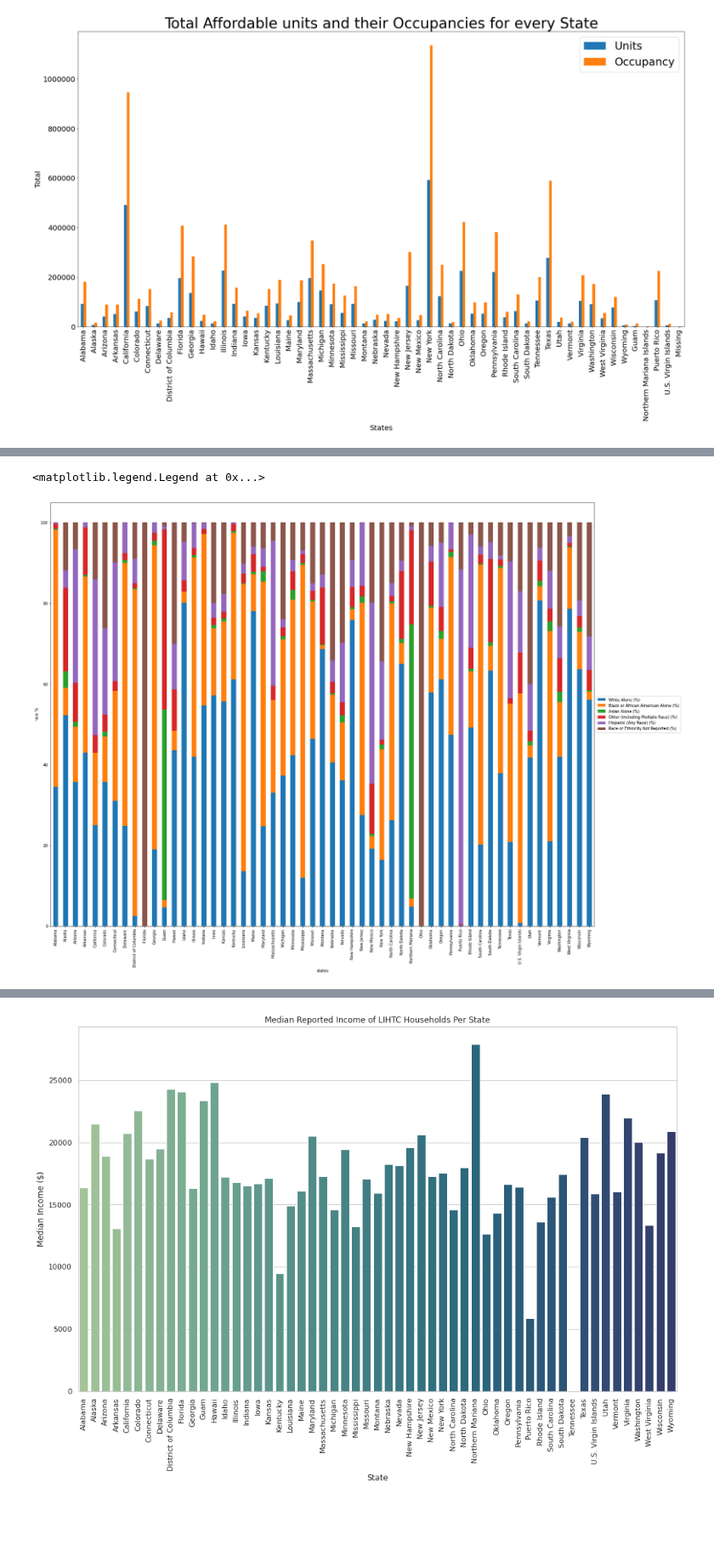
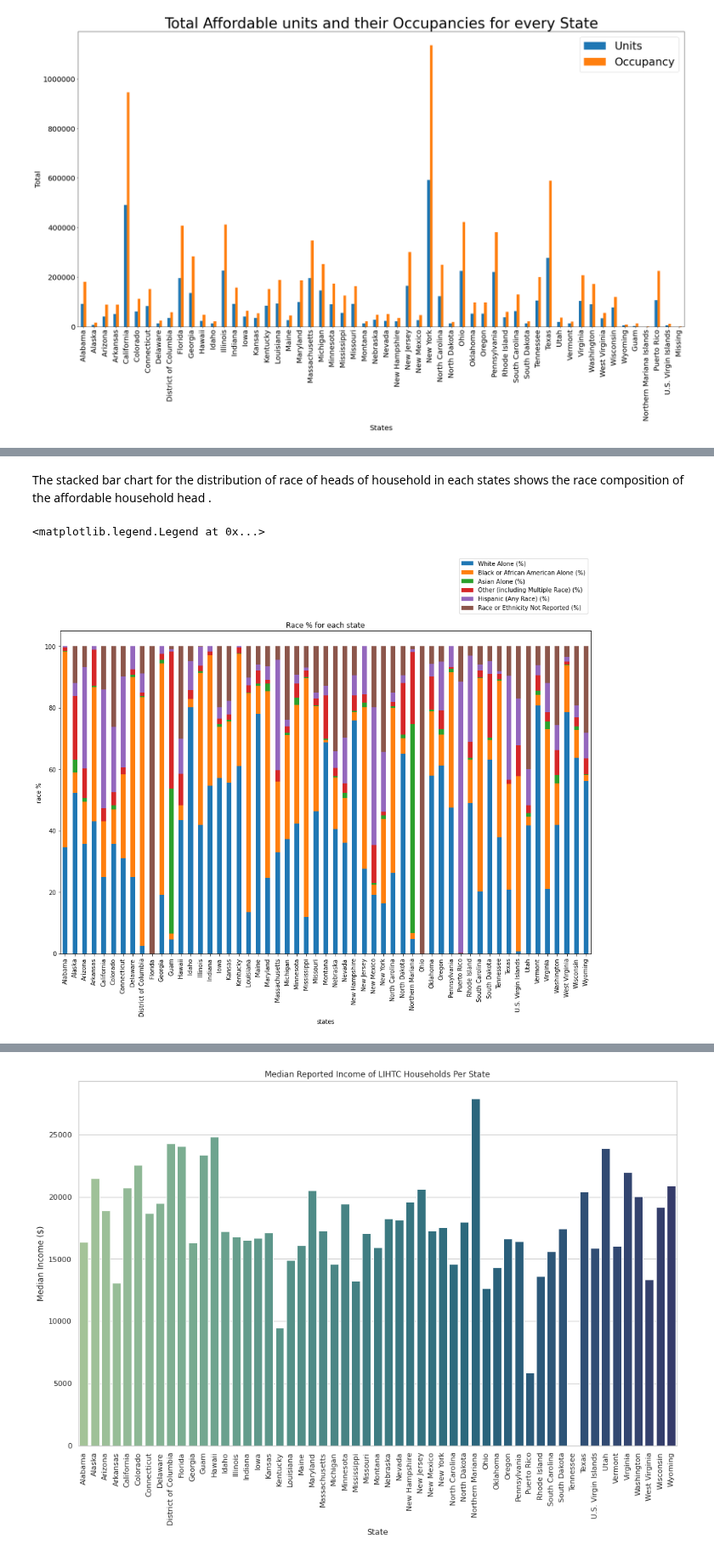
Before and after one commit to samuelscheffler/Housing-Data-Analysis, a Jupyter notebook: final-tutorial-Copy1.ipynb, the cells around one changed output, grey strips where cells are left out. Shown at 85% size. Cells and saved outputs as stored; diff of their text form; code cells hidden in the pictures; blank space fills up the shorter version.

```diff
--- a/final-tutorial-Copy1.ipynb
+++ b/final-tutorial-Copy1.ipynb
@@ -331,18 +339,20 @@ plt.legend(loc='center left', bbox_to_anchor=(1.0, 0.5))
+# %% [markdown]
+The stacked bar chart for the distribution of race of heads of household in each states shows the race composition of the affordable household head . <br/>
 # %%
 ##Creating a new dataframe for plotting
 race_data_per_state = head_of_house_df
 
 ##Put American Indian & Alaska Native Alone and Native Hawaiian and Other Pacific Islander Alone (%) together w/ Other catergory
 race_data_per_state["Other (including Multiple Race) (%)"] = head_of_house_df["American Indian and Alaska Native Alone (%)"] +head_of_house_df["Native Hawaiian and Other Pacific Islander Alone (%)"] + head_of_house_df["Other (including Multiple Race) (%)"]
 
 ##Dropping cols that aren't relevant
 race_data_per_state = race_data_per_state.drop(columns = ["Properties Reported (%)", "American Indian and Alaska Native Alone (%)", "Native Hawaiian and Other Pacific Islander Alone (%)"])
 
 ##Plotting
-race_data_per_state.plot.bar(stacked=True, xlabel="states", ylabel="race %", figsize=(25, 20), title= "Race % for each state")
-plt.title('', fontsize=30)
+race_data_per_state.plot.bar(stacked=True, xlabel="states", ylabel="race %", figsize=(16, 10), title= "Race % for each state")
+
 ##Moving legend outside of plot for easier viewing
-plt.legend(loc='center left', bbox_to_anchor=(1.0, 0.5))
+plt.legend(loc='center right', bbox_to_anchor=(1.0, 1.14))
 # %% [output]
 <matplotlib.legend.Legend at 0x...>
-[figure, old version]
+[figure, new version]
```
Also changed, not shown: parts of 15 cells of this notebook.
